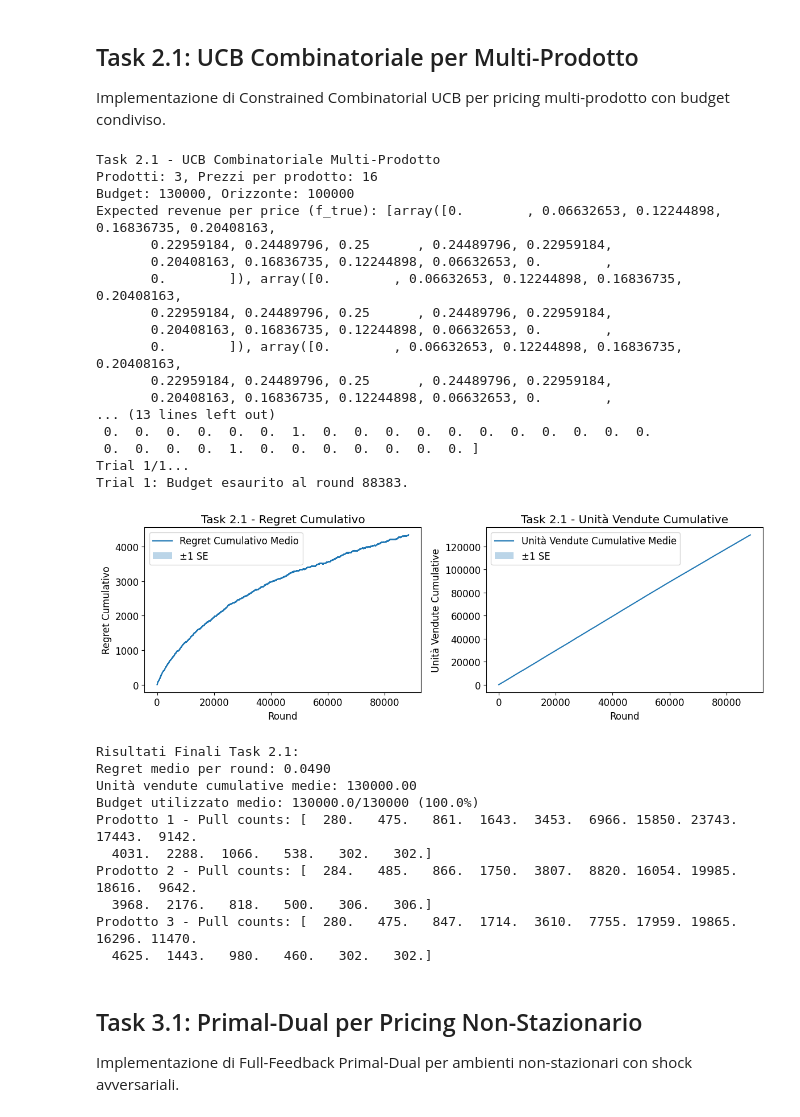
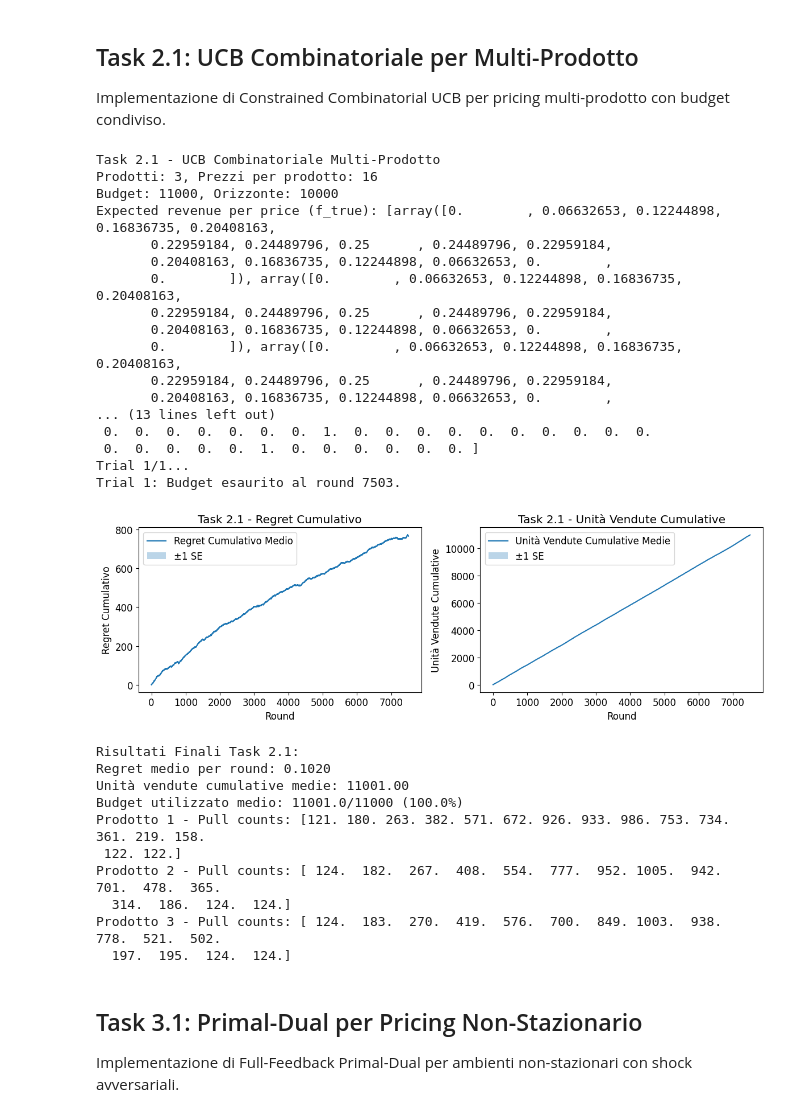
Before and after one commit to aceci0127/Online-Learning-Application-Group-Project, a Jupyter notebook: notebook.ipynb, the cells around one changed output. Saved outputs shown, nothing was run; the diff lists cells and outputs as text; code cells hidden in the pictures.

```diff
--- a/notebook.ipynb
+++ b/notebook.ipynb
@@ -231,8 +229,8 @@ price_grid = create_multiproduct_price_grid(
     np.concatenate([base_prices, [dummy_price]]), N_products
 )
 
-T = 100_000
-B = 130_000
+T = 10_000
+B = 11_000
 seed = 18
 n_trials = 1
 
@@ -277,48 +275,48 @@ for trial in range(n_trials):
     all_regrets.append(regrets)
     all_units.append(units)
     final_rewards.append(actual_rew)  # Ricavo ultimo round
 
 # Plotting
 avg_regret, avg_units, min_rounds = plot_results(all_regrets, all_units, n_trials, "Task 2.1 - ")
 
 print(f"\nRisultati Finali Task 2.1:")
 print(f"Regret medio per round: {avg_regret[-1]/min_rounds:.4f}")
 print(f"Unità vendute cumulative medie: {avg_units[-1]:.2f}")
 print(f"Budget utilizzato medio: {avg_units[-1]}/{B} ({100*avg_units[-1]/B:.1f}%)")
 
 # Stampa statistiche per prodotto se disponibili
 if hasattr(agent, 'N_pulls'):
     for j in range(N_products):
         print(f"Prodotto {j+1} - Pull counts: {agent.N_pulls[j]}")
 # %% [output]
 Task 2.1 - UCB Combinatoriale Multi-Prodotto
 Prodotti: 3, Prezzi per prodotto: 16
-Budget: 130000, Orizzonte: 100000
+Budget: 11000, Orizzonte: 10000
 Expected revenue per price (f_true): [array([0.        , 0.06632653, 0.12244898, 0.16836735, 0.20408163,
        0.22959184, 0.24489796, 0.25      , 0.24489796, 0.22959184,
        0.20408163, 0.16836735, 0.12244898, 0.06632653, 0.        ,
        0.        ]), array([0.        , 0.06632653, 0.12244898, 0.16836735, 0.20408163,
        0.22959184, 0.24489796, 0.25      , 0.24489796, 0.22959184,
        0.20408163, 0.16836735, 0.12244898, 0.06632653, 0.        ,
        0.        ]), array([0.        , 0.06632653, 0.12244898, 0.16836735, 0.20408163,
        0.22959184, 0.24489796, 0.25      , 0.24489796, 0.22959184,
        0.20408163, 0.16836735, 0.12244898, 0.06632653, 0.        ,
 ... (13 lines left out)
- 0.  0.  0.  0.  0.  0.  1.  0.  0.  0.  0.  0.  0.  0.  0.  0.  0.  0.
- 0.  0.  0.  0.  1.  0.  0.  0.  0.  0.  0.  0. ]
+ 0.  0.  0.  0.  0.  0.  0.  1.  0.  0.  0.  0.  0.  0.  0.  0.  0.  0.
+ 0.  0.  0.  0.  0.  1.  0.  0.  0.  0.  0.  0. ]
 Trial 1/1...
-Trial 1: Budget esaurito al round 88383.
+Trial 1: Budget esaurito al round 7503.
-[figure, old version]
+[figure, new version]
 Risultati Finali Task 2.1:
-Regret medio per round: 0.0490
-Unità vendute cumulative medie: 130000.00
-Budget utilizzato medio: 130000.0/130000 (100.0%)
-Prodotto 1 - Pull counts: [  280.   475.   861.  1643.  3453.  6966. 15850. 23743. 17443.  9142.
-  4031.  2288.  1066.   538.   302.   302.]
-Prodotto 2 - Pull counts: [  284.   485.   866.  1750.  3807.  8820. 16054. 19985. 18616.  9642.
-  3968.  2176.   818.   500.   306.   306.]
-Prodotto 3 - Pull counts: [  280.   475.   847.  1714.  3610.  7755. 17959. 19865. 16296. 11470.
-  4625.  1443.   980.   460.   302.   302.]
+Regret medio per round: 0.1020
+Unità vendute cumulative medie: 11001.00
+Budget utilizzato medio: 11001.0/11000 (100.0%)
+Prodotto 1 - Pull counts: [121. 180. 263. 382. 571. 672. 926. 933. 986. 753. 734. 361. 219. 158.
+ 122. 122.]
+Prodotto 2 - Pull counts: [ 124.  182.  267.  408.  554.  777.  952. 1005.  942.  701.  478.  365.
+  314.  186.  124.  124.]
+Prodotto 3 - Pull counts: [ 124.  183.  270.  419.  576.  700.  849. 1003.  938.  778.  521.  502.
+  197.  195.  124.  124.]
 # %% [markdown]
 ## Task 3.1: Primal-Dual per Pricing Non-Stazionario
 
```
Also changed, not shown: parts of 3 cells of this notebook, 2 other files.
